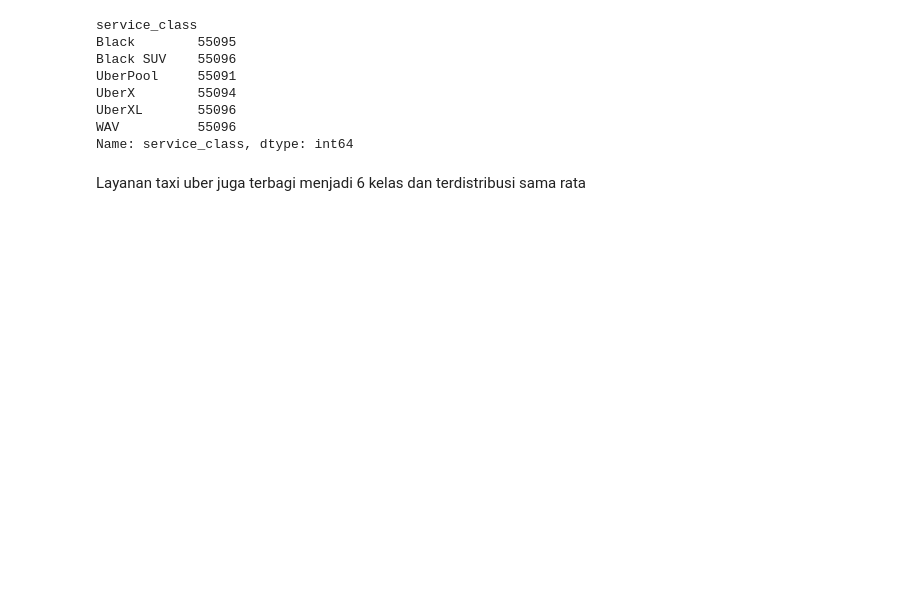
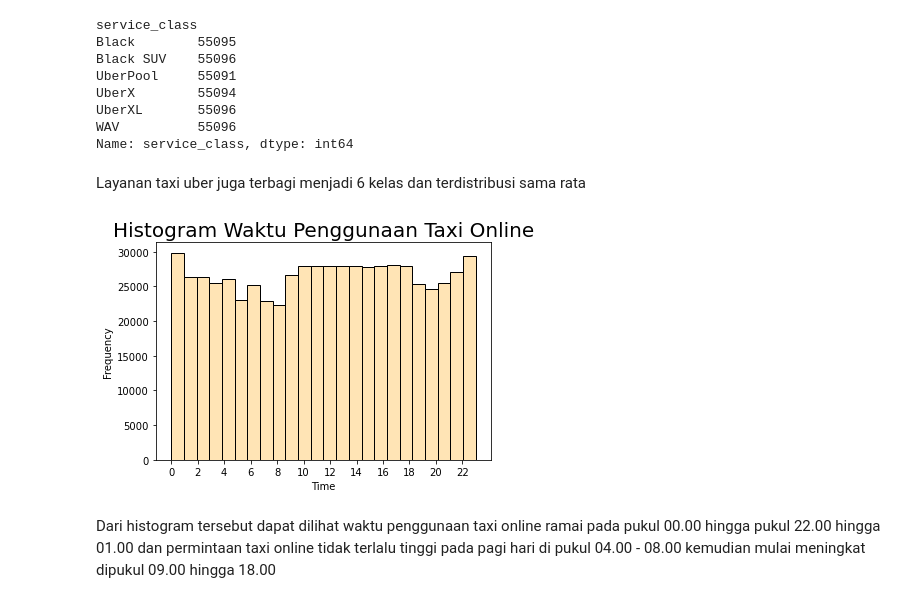
Before and after one commit to HelennaConstantia/PYTN_Kampus-Merdeka_FP1, a Jupyter notebook: PYTN_KampusMerdeka_fp1_Helenna Constantia.ipynb, the cells around one changed output. Saved outputs shown, nothing was run; the diff lists cells and outputs as text; code cells hidden in the pictures; blank space fills up the shorter version.

Commit message:
data exploration
eksplorasi fitur service_class dan time

```diff
--- a/PYTN_KampusMerdeka_fp1_Helenna Constantia.ipynb
+++ b/PYTN_KampusMerdeka_fp1_Helenna Constantia.ipynb
@@ -229,3 +229,16 @@ WAV          55096
 Name: service_class, dtype: int64
 # %% [markdown]
 Layanan taxi uber juga terbagi menjadi 6 kelas dan terdistribusi sama rata
+# %%
+#Melihat distribusi waktu penumpang taxi
+x=[i for i in range(0,24,2)]
+df_for_LR['time'].plot(kind='hist',edgecolor='black',
+                       xticks=bin_edges, bins=24,
+                      color='moccasin')
+plt.title('Histogram Waktu Penggunaan Taxi Online', fontsize=20)
+plt.xlabel('Time')
+plt.show()
+# %% [output]
+[figure, added]
+# %% [markdown]
+Dari histogram tersebut dapat dilihat waktu penggunaan taxi online ramai pada pukul 00.00 hingga pukul 22.00 hingga 01.00 dan permintaan taxi online tidak terlalu tinggi pada pagi hari di pukul 04.00 - 08.00 kemudian mulai meningkat dipukul 09.00 hingga 18.00
```
Also changed, not shown: parts of 10 cells of this notebook.
